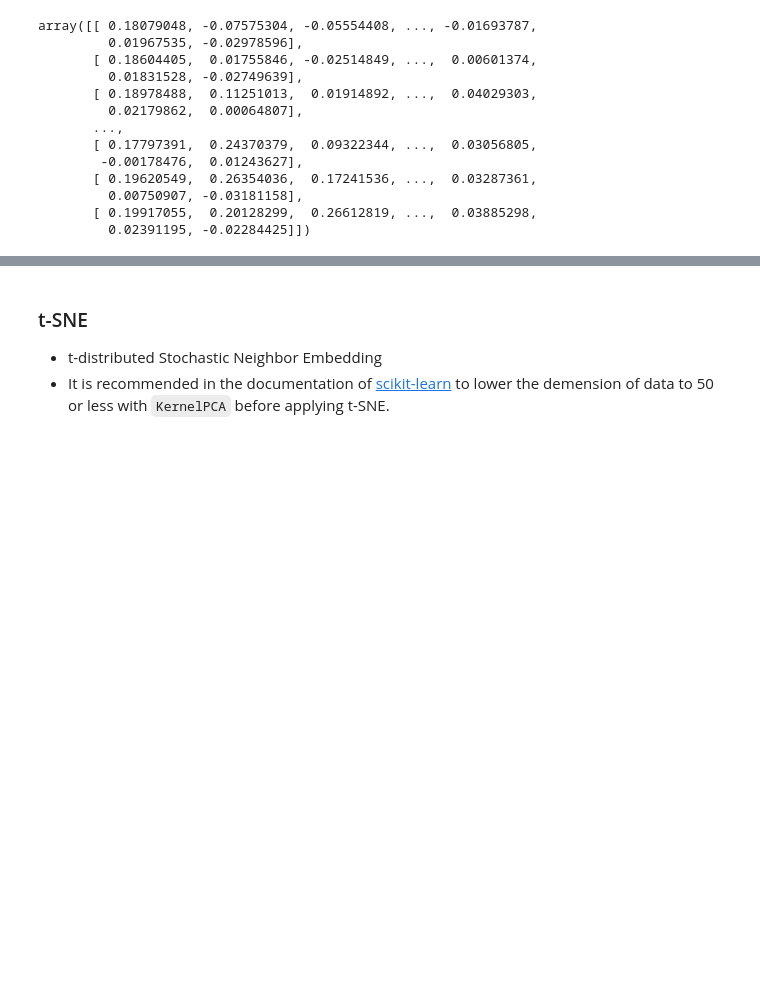
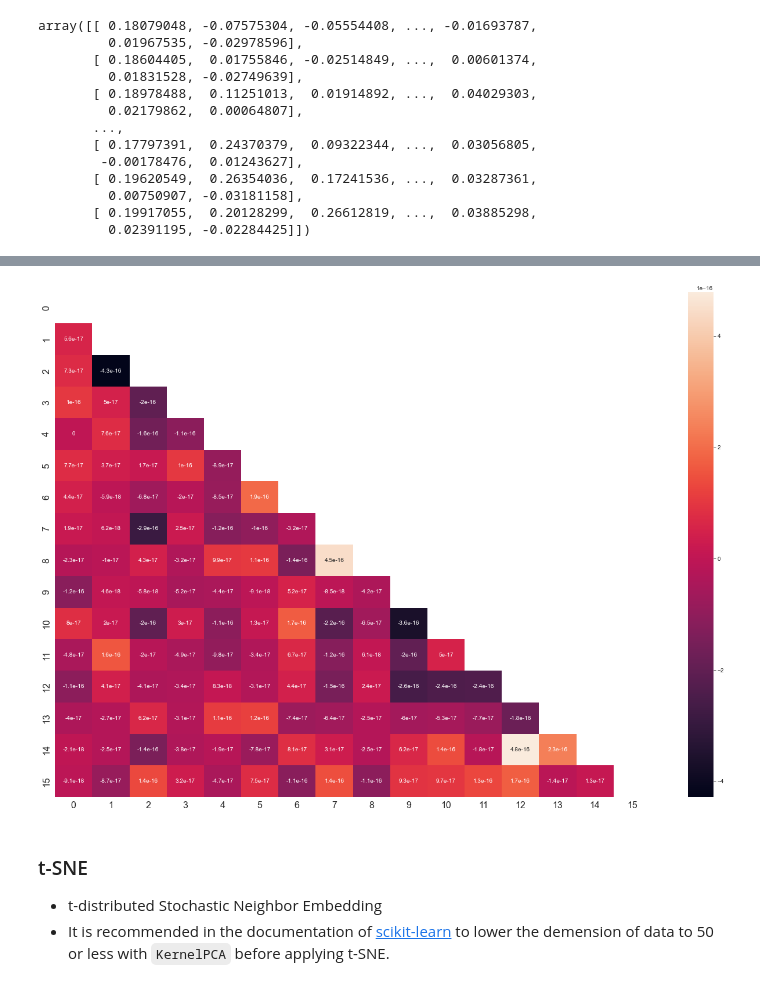
Before and after one commit to big-data-lab-umbc/multivariate-weather-data-clustering, a Jupyter notebook: Benchmark/Dimension_Reduction/Dim_Reduction_demo.ipynb, the cells around one changed output, grey strips where cells are left out. Saved outputs shown, nothing was run; the diff lists cells and outputs as text; code cells hidden in the pictures; blank space fills up the shorter version.

Commit message:
Updated: heatmap for analizing dimention reduced data

```diff
--- a/Benchmark/Dimension_Reduction/Dim_Reduction_demo.ipynb
+++ b/Benchmark/Dimension_Reduction/Dim_Reduction_demo.ipynb
@@ -234,0 +240,4 @@ array([[ 0.18079048, -0.07575304, -0.05554408, ..., -0.01693787,
+# %%
+df_real_kpca = pd.DataFrame(real_kpca)
+kpca_corr_matrix = df_real_kpca.corr()
+kpca_corr_matrix
@@ -234,0 +262,5 @@ array([[ 0.18079048, -0.07575304, -0.05554408, ..., -0.01693787,
+# %%
+mask = np.zeros_like(kpca_corr_matrix)
+triangle = np.triu_indices_from(mask)
+mask[triangle] = True
+mask
@@ -235,3 +284,12 @@ array([[ 0.18079048, -0.07575304, -0.05554408, ..., -0.01693787,
+# %%
+plt.figure(figsize=(23,16))
+sns.heatmap(kpca_corr_matrix, mask=mask, annot=True)
+# sns.set_style('white')
+plt.xticks(fontsize=16)
+plt.yticks(fontsize=16)
+plt.show()
+# %% [output]
+[figure, added]
 # %% [markdown]
 ### t-SNE
 
```
Also changed, not shown: parts of 10 cells of this notebook, 3 other files.
